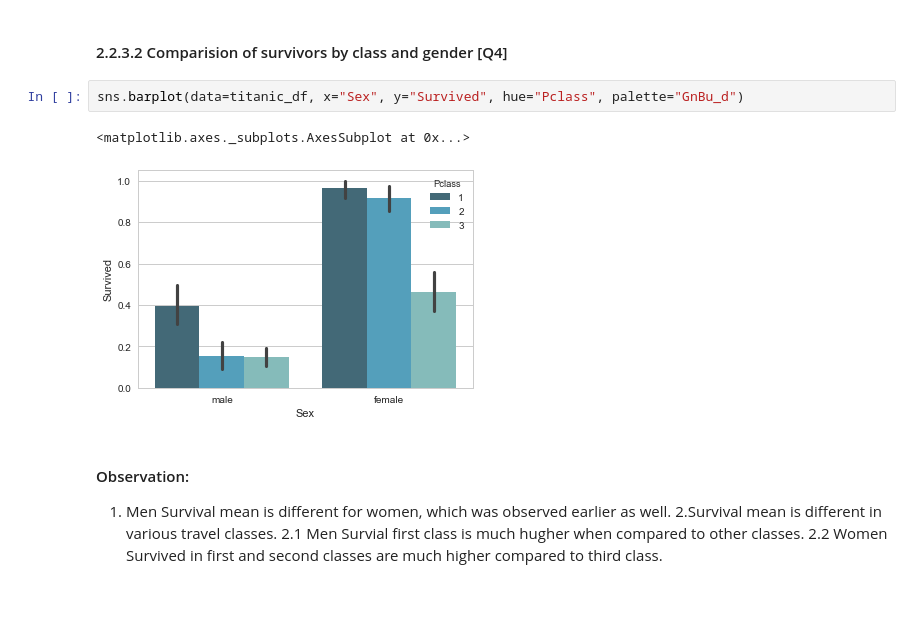
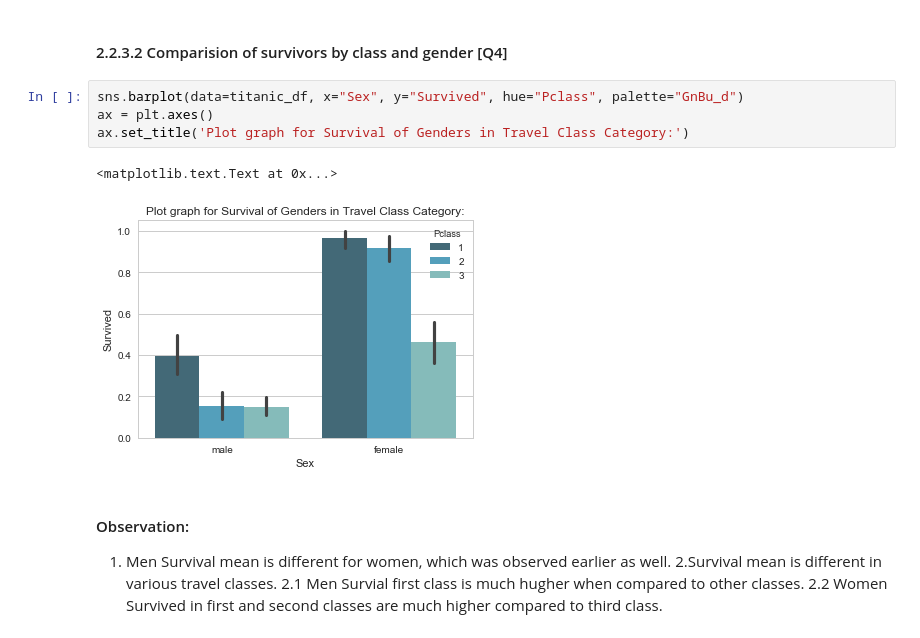
Before and after one commit to chandureddypublic/mlfnd, a Jupyter notebook: mlfnd_TitanicDataAnalysis/titanic_data_analysis.ipynb, the cells around one changed output. Cells and saved outputs as stored; diff of their text form; blank space fills up the shorter version.

```diff
--- a/mlfnd_TitanicDataAnalysis/titanic_data_analysis.ipynb
+++ b/mlfnd_TitanicDataAnalysis/titanic_data_analysis.ipynb
@@ -215,9 +223,11 @@ sns.barplot(data=titanic_df, x="Pclass", y="Survived", palette="GnBu_d")
 #### 2.2.3.2 Comparision of survivors by class and gender [Q4]
 # %%
 sns.barplot(data=titanic_df, x="Sex", y="Survived", hue="Pclass", palette="GnBu_d")
+ax = plt.axes()
+ax.set_title('Plot graph for Survival of Genders in Travel Class Category:')
 # %% [output]
-<matplotlib.axes._subplots.AxesSubplot at 0x...>
+<matplotlib.text.Text at 0x...>
-[figure, old version]
+[figure, new version]
 # %% [markdown]
 ####  Observation:
    1. Men Survival mean is different for women, which was observed earlier as well.
```
Also changed, not shown: parts of 9 cells of this notebook, 1 other file.
